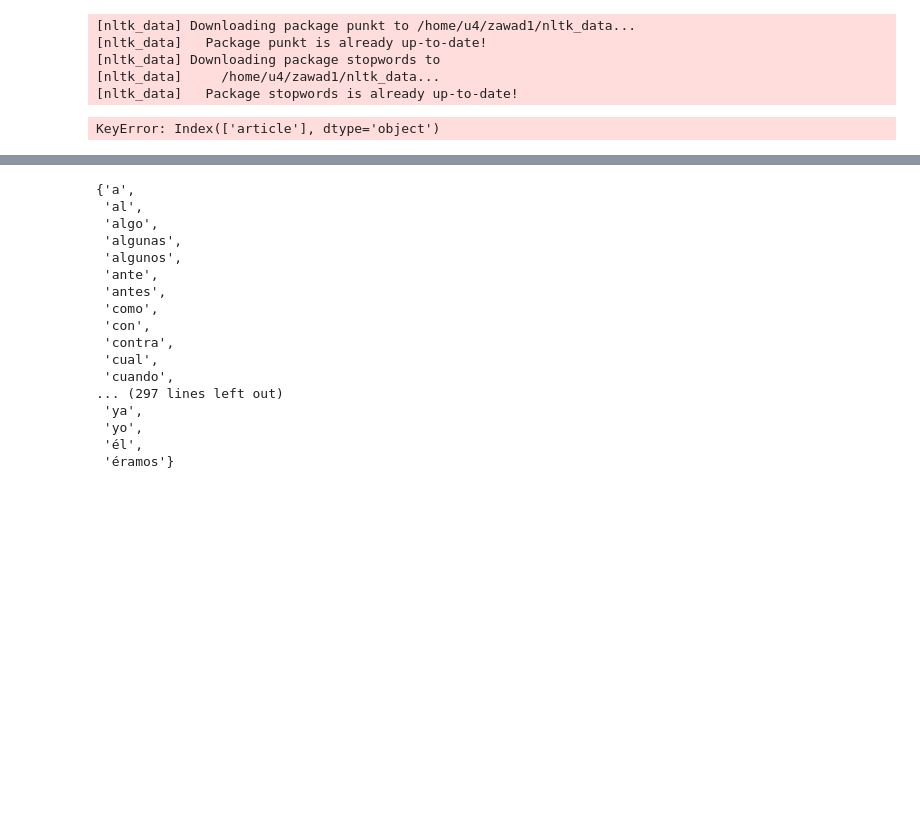
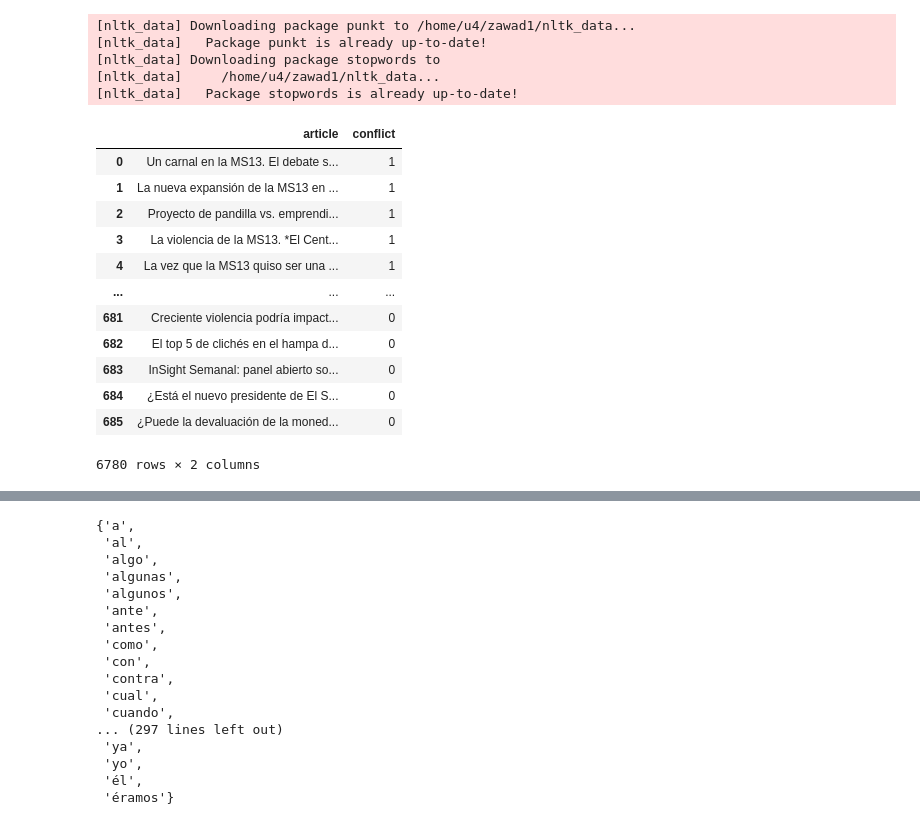
Before and after one commit to Zwd798/conflibert-spanish, a Jupyter notebook: Preprocessing/create_bag_of_words.ipynb, the cells around one changed output, grey strips where cells are left out. Cells and saved outputs as stored; diff of their text form; code cells hidden in the pictures; blank space fills up the shorter version.

```diff
--- a/Preprocessing/create_bag_of_words.ipynb
+++ b/Preprocessing/create_bag_of_words.ipynb
@@ -18,9 +18,20 @@ tokenizer = RegexpTokenizer(r'\w+')
 def lower_case_elements(arr) -> list:
     return [x.lower() for x in arr]
 # %%
-df = pd.read_csv("final_training_data_v2.csv")
-df = df.drop_duplicates(subset=["article"], keep="first")
+df = pd.read_csv("final_training_data_v2.csv", index_col=0)
 df
 # %% [output]
+|  | article | conflict |
+| 0 | Un carnal en la MS13. El debate s... | 1 |
+| 1 | La nueva expansión de la MS13 en ... | 1 |
+| 2 | Proyecto de pandilla vs. emprendi... | 1 |
+| 3 | La violencia de la MS13. *El Cent... | 1 |
+| 4 | La vez que la MS13 quiso ser una ... | 1 |
+| ... | ... | ... |
+| 681 | Creciente violencia podría impact... | 0 |
+| 682 | El top 5 de clichés en el hampa d... | 0 |
+| 683 | InSight Semanal: panel abierto so... | 0 |
+| 684 | ¿Está el nuevo presidente de El S... | 0 |
+| 685 | ¿Puede la devaluación de la moned... | 0 |
-KeyError: Index(['article'], dtype='object')
+6780 rows × 2 columns
 # %%
```
Also changed, not shown: parts of 3 cells of this notebook, 2 other files.
